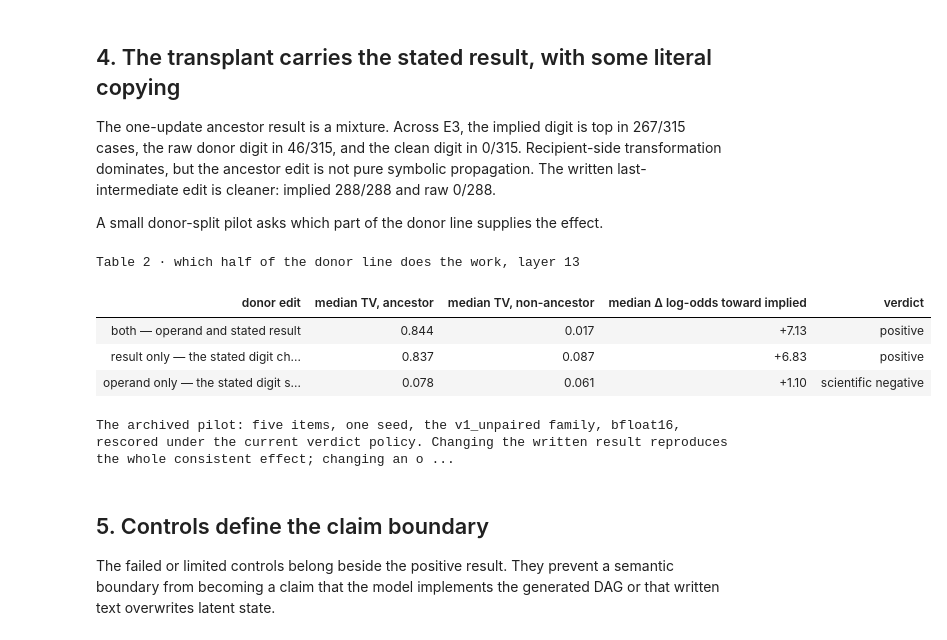
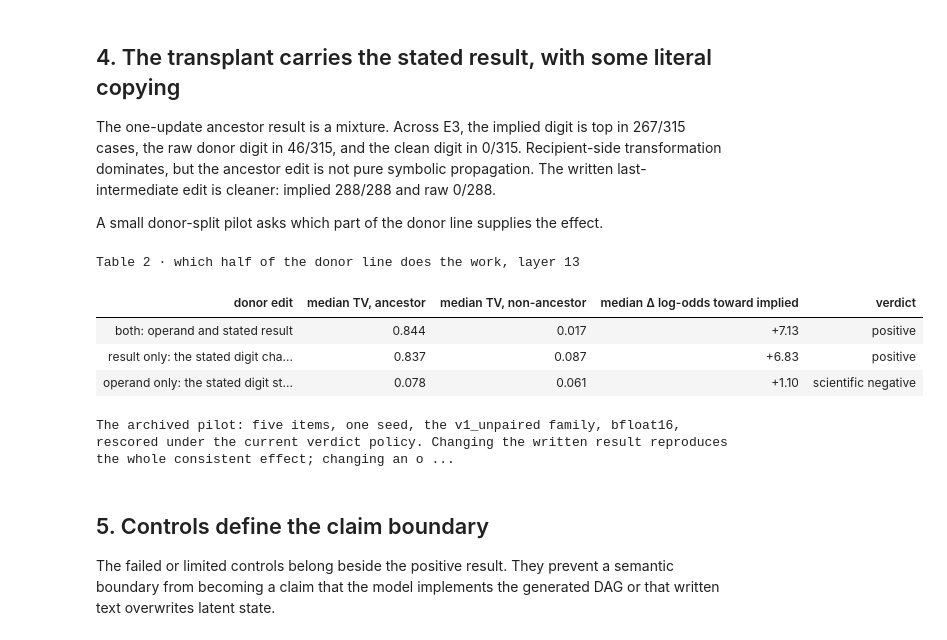
Before and after one commit to djaniak/reasoning-geometry, a Jupyter notebook: notebooks/16_dag_workshop_story.ipynb, the cells around one changed output. Cells and saved outputs as stored; diff of their text form; code cells hidden in the pictures.

```diff
--- a/notebooks/16_dag_workshop_story.ipynb
+++ b/notebooks/16_dag_workshop_story.ipynb
@@ -242,7 +242,7 @@ def card(ax, header, note, panel, lines, boxes, marks=(), named=None, footer=Non
 fig = plt.figure(figsize=(13.4, 7.6))
 gs = fig.add_gridspec(2, 4, height_ratios=[1.25, 1], hspace=0.42, wspace=0.16,
                       left=0.042, right=0.99, top=0.885, bottom=0.135)
-fig.suptitle("One patch, one item — and the result it generalises to",
+fig.suptitle("One patch, one item, and the result it generalises to",
              x=0.042, y=0.975, ha="left", fontsize=12.5, fontweight="600")
 
 one, two = PANEL[1], PANEL[2]
@@ -265,7 +265,7 @@ donor_at = card(CARDS[1], "② the donor run",
      "the same trace with one line different:\nthe node the answer depends on now\nstates another value",
      one, one["donor"], {one["patched"]: "patched"},
      marks=[(one["patched"], f"states {raw_digit},\nnot {one['stated']}", COLOR["ancestor"])],
-     footer="only this run's internal state is used —\nits own answer is never read")
+     footer="only this run's internal state is used;\nits own answer is never read")
 
 card(CARDS[2], "③ the patched run",
      f"clean text again, but at layer {LAYER} the two\ndigit positions of that line are handed\nthe internal state from ②",
@@ -309,14 +309,14 @@ for label, value, color in NAMED:
                 ha="center", fontsize=8, fontweight="600", color=color,
                 annotation_clip=False)
 ax.text(0.015, 0.60, "the answer's probability leaves the clean digit and lands on\n"
-                     "the implied one — not on the digit the donor wrote",
+                     "the implied one, not on the digit the donor wrote",
         transform=ax.transAxes, fontsize=8.4, va="top", linespacing=1.6)
 
 ax = fig.add_subplot(gs[1, 2:4])
 spec = {d: STAGE_B["control_specificity"][d]["per_layer"][str(LAYER)] for d in ("1", "2")}
 assert {s["control_moved"] for s in spec.values()} == {0}
-BARS = [("depth 1 — nothing in between  ③", PRIMARY["hits"]["1"], PRIMARY["n"]["1"], COLOR[1]),
-        ("depth 2 — one written line  ④", PRIMARY["hits"]["2"], PRIMARY["n"]["2"], COLOR[2]),
+BARS = [("depth 1, nothing in between  ③", PRIMARY["hits"]["1"], PRIMARY["n"]["1"], COLOR[1]),
+        ("depth 2, one written line  ④", PRIMARY["hits"]["2"], PRIMARY["n"]["2"], COLOR[2]),
         ("control edits, either arm", 0, spec["1"]["n_control"], "#9a9a9a")]
 for y, (label, hits, total, color) in zip((2, 1, 0), BARS):
     ax.barh(y, hits / total, height=0.34, color=color, zorder=2)
@@ -565,42 +565,42 @@ symbolic propagation. The written last-intermediate edit is cleaner: implied
 
 A small donor-split pilot asks which part of the donor line supplies the effect.
 # %%
-SPLIT = {"feasibility.json": "both — operand and stated result",
-         "result_only.json": "result only — the stated digit changes",
-         "operand_only.json": "operand only — the stated digit stays clean"}
+SPLIT = {"feasibility.json": "both: operand and stated result",
+         "result_only.json": "result only: the stated digit changes",
+         "operand_only.json": "operand only: the stated digit stays clean"}
 rows = []
 for name, label in SPLIT.items():
     payload = arm(name)
     frame = pd.DataFrame(payload["rows"])
     at13 = frame[frame["layer"] == LAYER]
     ancestor = at13[at13["kind"] == "ancestor"]
     rows.append({
         "donor edit": label,
         "median TV, ancestor": ancestor["tv"].median(),
         "median TV, non-ancestor": at13[at13["kind"] == "non_ancestor"]["tv"].median(),
         "median Δ log-odds toward implied": ancestor["delta_toward"].median(),
         "verdict": payload["verdict"],
     })
 table(
     pd.DataFrame(rows), f"Table 2 · which half of the donor line does the work, layer {LAYER}",
     highlight=[False, True, False],
     note=("The archived pilot: five items, one seed, the <code>v1_unpaired</code> "
           "family, bfloat16, rescored under the current verdict policy. Changing "
           "the written result reproduces the whole consistent effect; changing an "
           "operand and leaving the written result alone does not separate from the "
           "matched non-ancestor. So the propagated quantity in the one-update result is the "
           "donor's <b>stated</b> value. This split has not been rerun on "
-          "<code>v3_distinct</code>, and five items is a pilot — it is a supporting "
+          "<code>v3_distinct</code>, and five items is a pilot; it is a supporting  "
           "pilot, not a headline result."),
     **{"median TV, ancestor": "{:.3f}", "median TV, non-ancestor": "{:.3f}",
        "median Δ log-odds toward implied": "{:+.2f}"},
 )
 # %% [output]
 Table 2 · which half of the donor line does the work, layer 13
 | donor edit | median TV, ancestor | median TV, non-ancestor | median Δ log-odds toward implied | verdict |
-| both — operand and stated result | 0.844 | 0.017 | +7.13 | positive |
-| result only — the stated digit ch... | 0.837 | 0.087 | +6.83 | positive |
-| operand only — the stated digit s... | 0.078 | 0.061 | +1.10 | scientific negative |
+| both: operand and stated result | 0.844 | 0.017 | +7.13 | positive |
+| result only: the stated digit cha... | 0.837 | 0.087 | +6.83 | positive |
+| operand only: the stated digit st... | 0.078 | 0.061 | +1.10 | scientific negative |
 The archived pilot: five items, one seed, the v1_unpaired family, bfloat16, rescored under the current verdict policy. Changing the written result reproduces the whole consistent effect; changing an o ...
 # %% [markdown]
 ## 5. Controls define the claim boundary
```
Also changed, not shown: parts of 1 cell of this notebook, 17 other files.
